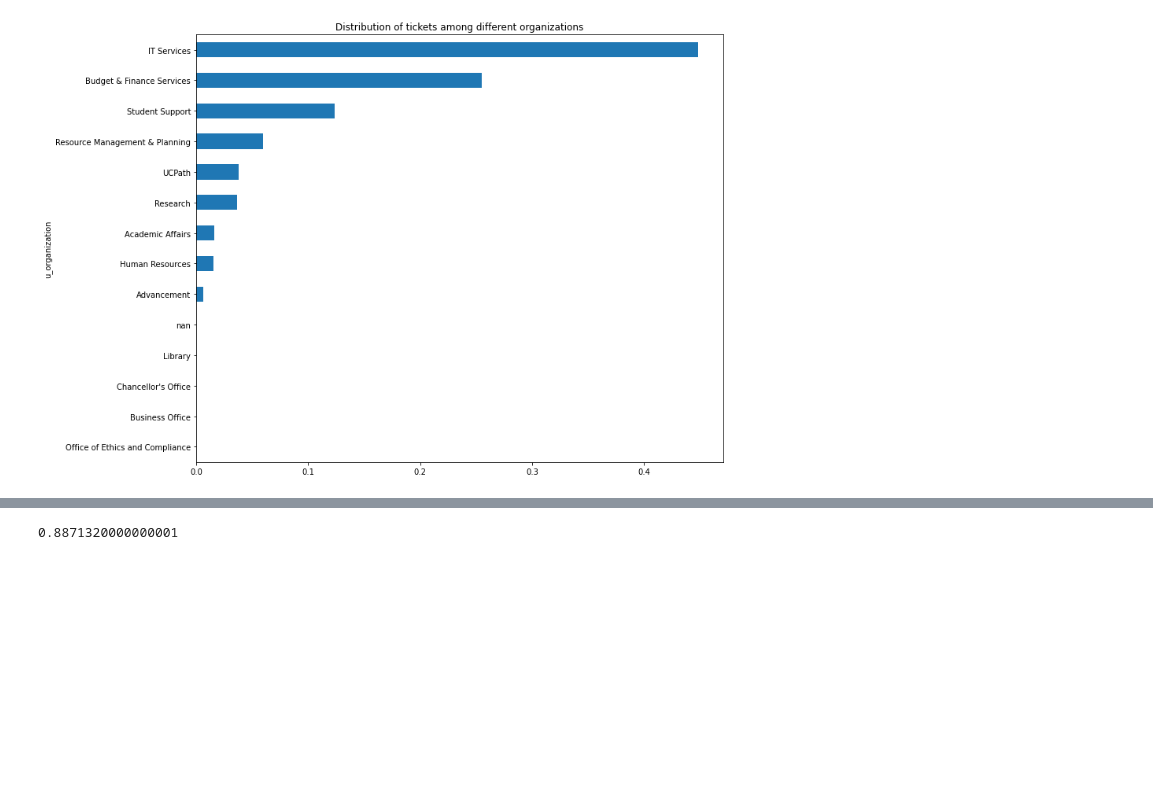
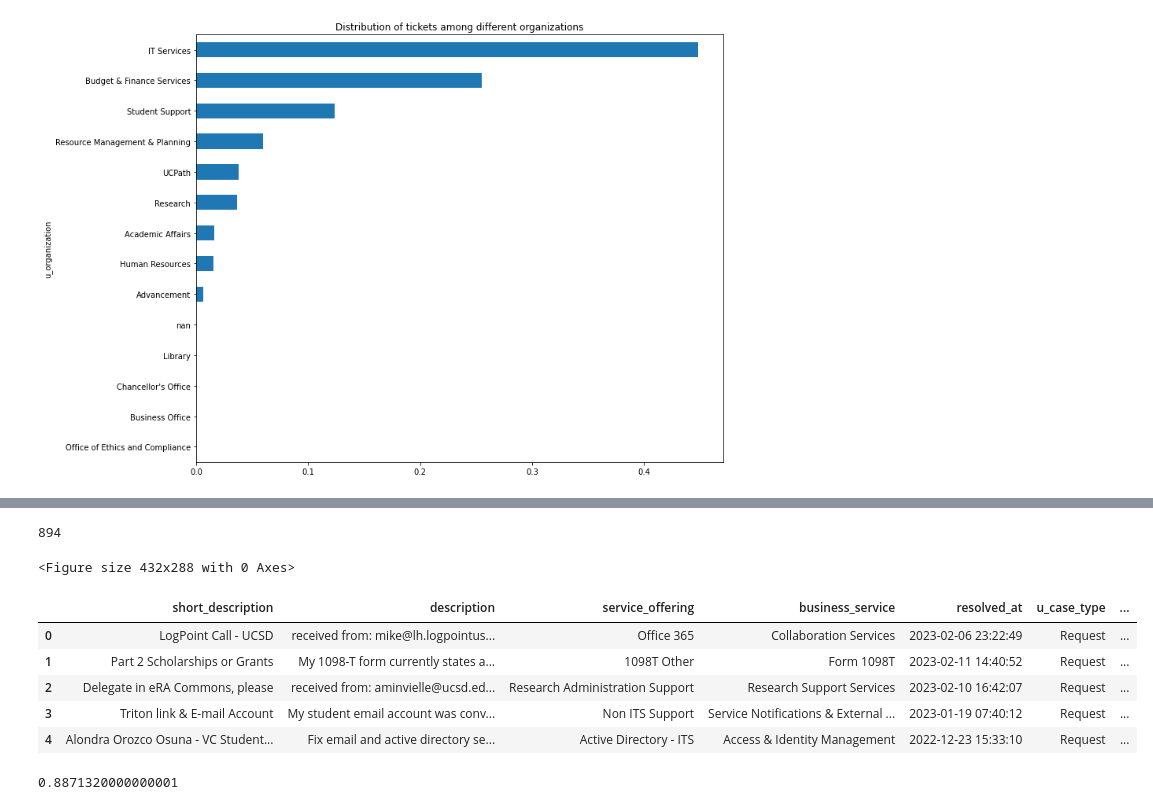
Before and after one commit to AlanXZhang/ITS-Classifier, a Jupyter notebook: notebooks/EDA.ipynb, the cells around one changed output, grey strips where cells are left out. Cells and saved outputs as stored; diff of their text form; code cells hidden in the pictures; blank space fills up the shorter version.

```diff
--- a/notebooks/EDA.ipynb
+++ b/notebooks/EDA.ipynb
@@ -40,3 +92,21 @@ ticket_dist.plot(
+# %%
+df["service_offering"].nunique()
+# %% [output]
+894
+# %%
+plt.gcf()
+plt.savefig("../figs/plot1.png", dpi=300)
+# %% [output]
+<Figure size 432x288 with 0 Axes>
+# %%
+df.head()
+# %% [output]
+|  | short_description | description | service_offering | business_service | resolved_at | u_case_type | ... |
+| 0 | LogPoint Call - UCSD | received from: mike@lh.logpointus... | Office 365 | Collaboration Services | 2023-02-06 23:22:49 | Request | ... |
+| 1 | Part 2 Scholarships or Grants | My 1098-T form currently states a... | 1098T Other | Form 1098T | 2023-02-11 14:40:52 | Request | ... |
+| 2 | Delegate in eRA Commons, please | received from: aminvielle@ucsd.ed... | Research Administration Support | Research Support Services | 2023-02-10 16:42:07 | Request | ... |
+| 3 | Triton link & E-mail Account | My student email account was conv... | Non ITS Support | Service Notifications & External ... | 2023-01-19 07:40:12 | Request | ... |
+| 4 | Alondra Orozco Osuna - VC Student... | Fix email and active directory se... | Active Directory - ITS | Access & Identity Management | 2022-12-23 15:33:10 | Request | ... |
 # %%
 ticket_dist.values[-1:-5:-1].sum()
 # %% [output]
```
Also changed, not shown: parts of 4 cells of this notebook, 11 other files.
